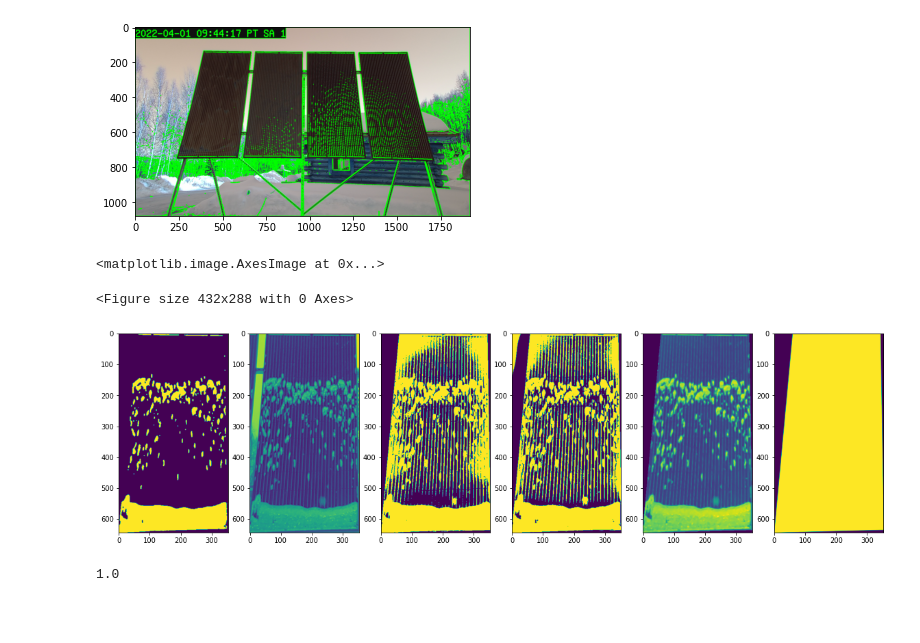
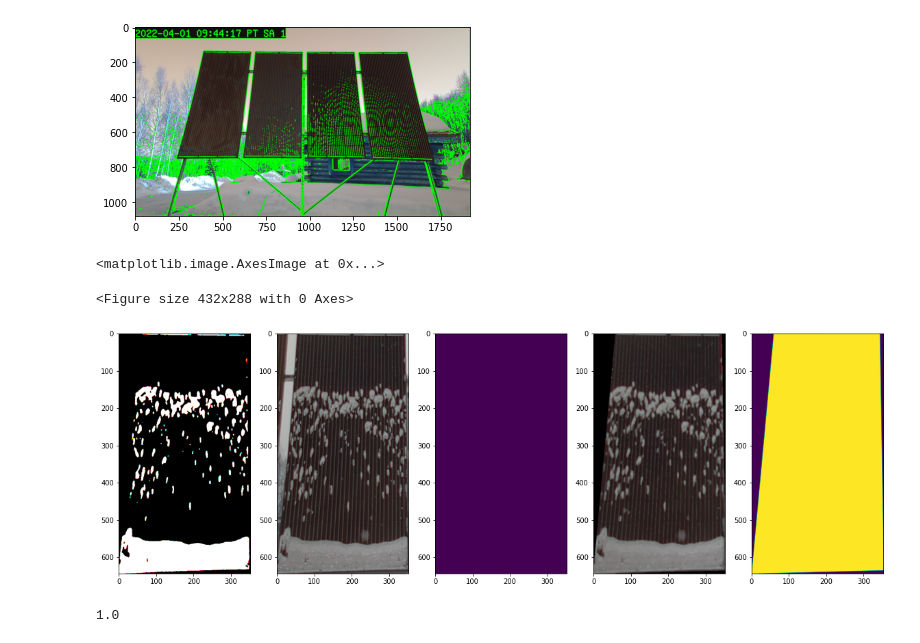
Before and after one commit to StefanoFochesatto/CRREL-Solar-Project, a Jupyter notebook: ExploratoryPythonScript.ipynb, the cells around one changed output. Saved outputs shown, nothing was run; the diff lists cells and outputs as text; code cells hidden in the pictures; blank space fills up the shorter version.

Commit message:
hsv update and rolling mean

```diff
--- a/ExploratoryPythonScript.ipynb
+++ b/ExploratoryPythonScript.ipynb
@@ -129,8 +129,6 @@ dst = cv2.bitwise_and(cropped, cropped, mask=mask)
 
 
 
-frame_HSV = cv2.cvtColor(dst, cv2.COLOR_BGR2HSV)
-frame_threshold = cv2.inRange(frame_HSV, (0, 0, 30), (180, 200, 60))
 
 
 
@@ -144,16 +142,20 @@ if testBackground == 1:
     dst = bg+ dst
 
 ############## Use Mask to threshold and pull the snow cover data
-AdaptiveMeanThresh = cv2.adaptiveThreshold(dst, 255, cv2.ADAPTIVE_THRESH_MEAN_C,
-                                    cv2.THRESH_BINARY, 199, 5)
 
-AdaptiveGaussThresh = cv2.adaptiveThreshold(dst, 255, cv2.ADAPTIVE_THRESH_GAUSSIAN_C,
-                                        cv2.THRESH_BINARY, 199, 5)
 
 # Otsu's thresholding after Gaussian filtering
 ##### Testing Blurs
 #dst = cv2.GaussianBlur(dst,(5,5),0)
 dst = cv2.medianBlur(dst, ksize=5) ### THIS IS VERY IMPORTANT IT DEALS WITH THE LINES AND DOTS ON THE PANELS
+
+
+frame_HSV = cv2.cvtColor(dst, cv2.COLOR_BGR2HSV)
+frame_threshold = cv2.inRange(frame_HSV, (0, 0, 231), (180, 18, 255))
+
+
+
+
 cv2.imwrite('testGaussblur.png', dst)
 Thresh = ThresholdImage(dst, mask)
 ### Filters out horizontal Lines
@@ -169,42 +171,38 @@ ret3,th3 = cv2.threshold(dst,Thresh,255,cv2.THRESH_BINARY)
 #linkek =[[0, 0, 0, 1, 1, 1, 1, 1, 1, 1, 1],
 #         [0, 0, 0, 1, 1, 1, 1, 1, 1, 1, 1],
 #         [0, 0, 0, 1, 1, 1, 1, 1, 1, 1, 1],
 #         [0, 0, 0, 1, 1, 1, 1, 1, 1, 1, 0],
 #         [0, 0, 0, 1, 1, 1, 1, 1, 1, 0, 0],
 #         [0, 0, 0, 1, 1, 1, 1, 1, 0, 0, 0],
 #         [0, 0, 1, 1, 1, 1, 1, 1, 0, 0, 0],
 #         [0, 1, 1, 1, 1, 1, 1, 1, 0, 0, 0],
 #         [1, 1, 1, 1, 1, 1, 1, 1, 0, 0, 0],
 #         [1, 1, 1, 1, 1, 1, 1, 1, 0, 0, 0],
 #         [1, 1, 1, 1, 1, 1, 1, 1, 0, 0, 0]]
 #
 #linkek = np.array(linkek)
 #x=cv2.morphologyEx(th3, cv2.MORPH_OPEN, linek ,iterations=1)
 #th3-=x
 
 
 
-
-cv2.imwrite('testAdaptiveMean.png', AdaptiveMeanThresh)
-cv2.imwrite('testAdaptiveGauss.png', AdaptiveGaussThresh)
 cv2.imwrite('testGaussblurGlobalOtsu1.png', th3) ## CONTINUE TESTING THIS METHOD
 
 
 
 #Plotting The Figures In the Notebook
 plt.figure()
-f, Multifigure = plt.subplots(1,6, figsize = (20,10))
+f, Multifigure = plt.subplots(1,5, figsize = (20,10))
 
 Multifigure[0].imshow(th3)
 Multifigure[1].imshow(cropped)
-Multifigure[2].imshow(AdaptiveMeanThresh)
-Multifigure[3].imshow(AdaptiveGaussThresh)
-Multifigure[4].imshow(dst)
-Multifigure[5].imshow(mask)
+Multifigure[2].imshow(frame_threshold)
+Multifigure[3].imshow(dst)
+Multifigure[4].imshow(mask)
 # %% [output]
 <matplotlib.image.AxesImage at 0x...>
 <Figure size 432x288 with 0 Axes>
-[figure, old version]
+[figure, new version]
 # %%
 print(8/4)
 # %% [output]
```
Also changed, not shown: parts of 7 cells of this notebook, 6 other files.
